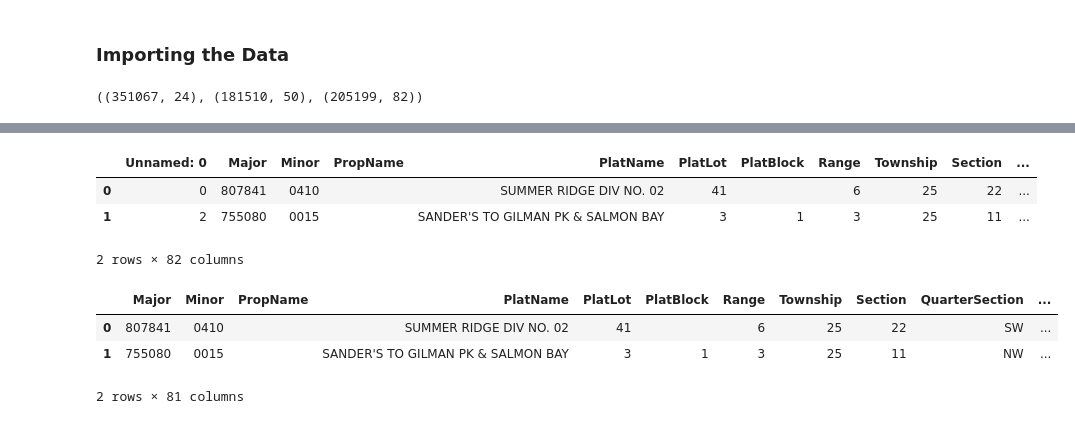
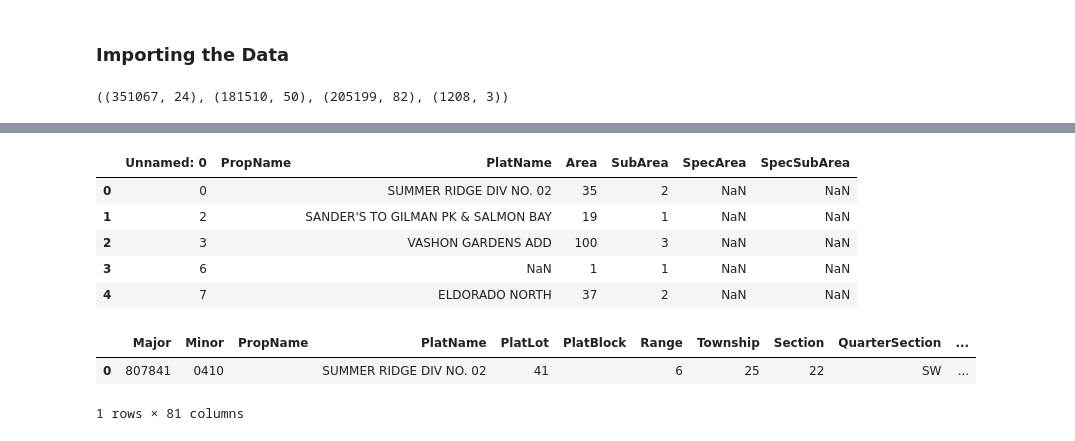
Before and after one commit to jeffreyhwatson/King_Co_Price_Analysis, a Jupyter notebook: notebooks/exploratory/eda_sql.ipynb, the cells around one changed output, grey strips where cells are left out. Drawn from its saved outputs; the diff is of its cells as text; code cells hidden in the pictures.

Commit message:
added lookup function, 2019 dataframe

```diff
--- a/notebooks/exploratory/eda_sql.ipynb
+++ b/notebooks/exploratory/eda_sql.ipynb
@@ -128,22 +41,26 @@ array([     0,      0,      0,      0,      0,      0,      0,      0,
+# %%
+# setting the number of rows displayed
+pd.options.display.max_rows = 200
 # %% [markdown]
 ### Importing the Data
 # %%
 # create paths to the files
-files = ['EXTR_RPSale.csv', 'EXTR_ResBldg.csv', 'EXTR_Parcel.csv']
+files = ['EXTR_RPSale.csv', 'EXTR_ResBldg.csv', 'EXTR_Parcel.csv', 'EXTR_LookUp.csv']
 paths = [f'../../data/raw/{file}' for file in files]
 
-# create list of data frames importing data as strings
+# create list of data frames, importing data as strings
 dfs = [pd.read_csv(path, dtype=str) for path in paths]
 
 # isolate individual data frames
 df_sale = dfs[0]
 df_resb = dfs[1]
 df_parc = dfs[2]
+df_look = dfs[3]
 # %%
 # checking shape of the dataframes
-df_sale.shape, df_resb.shape, df_parc.shape
+df_sale.shape, df_resb.shape, df_parc.shape, df_look.shape
 # %% [output]
-((351067, 24), (181510, 50), (205199, 82))
+((351067, 24), (181510, 50), (205199, 82), (1208, 3))
 # %%
 # checking columns and nulls
 df_sale.info()
@@ -207,21 +124,23 @@ Data columns (total 82 columns):
  81  OtherProblems           205199 non-null  object
 dtypes: object(82)
 memory usage: 128.4+ MB
-# %%
-# checking first couple of rows
-df_parc.head(2)
-# %% [output]
-|  | Unnamed: 0 | Major | Minor | PropName | PlatName | PlatLot | PlatBlock | Range | Township | Section | ... |
-| 0 | 0 | 807841 | 0410 |  | SUMMER RIDGE DIV NO. 02 | 41 |  | 6 | 25 | 22 | ... |
-| 1 | 2 | 755080 | 0015 |  | SANDER'S TO GILMAN PK & SALMON BAY | 3 | 1 | 3 | 25 | 11 | ... |
-2 rows × 82 columns
+# %%
+# checking problematic columns
+df_prob = df_parc[['Unnamed: 0', 'PropName', 'PlatName', 'Area', 'SubArea', 'SpecArea', 'SpecSubArea' ]]
+df_prob.head()
+# %% [output]
+|  | Unnamed: 0 | PropName | PlatName | Area | SubArea | SpecArea | SpecSubArea |
+| 0 | 0 |  | SUMMER RIDGE DIV NO. 02 | 35 | 2 | NaN | NaN |
+| 1 | 2 |  | SANDER'S TO GILMAN PK & SALMON BAY | 19 | 1 | NaN | NaN |
+| 2 | 3 |  | VASHON GARDENS ADD | 100 | 3 | NaN | NaN |
+| 3 | 6 |  | NaN | 1 | 1 | NaN | NaN |
+| 4 | 7 |  | ELDORADO NORTH | 37 | 2 | NaN | NaN |
 # %%
 df_parc = df_parc.drop('Unnamed: 0', axis=1)
 # %%
 # checking dropped column
-df_parc.head(2)
+df_parc.head(1)
 # %% [output]
 |  | Major | Minor | PropName | PlatName | PlatLot | PlatBlock | Range | Township | Section | QuarterSection | ... |
 | 0 | 807841 | 0410 |  | SUMMER RIDGE DIV NO. 02 | 41 |  | 6 | 25 | 22 | SW | ... |
-| 1 | 755080 | 0015 |  | SANDER'S TO GILMAN PK & SALMON BAY | 3 | 1 | 3 | 25 | 11 | NW | ... |
-2 rows × 81 columns
+1 rows × 81 columns
```
Also changed, not shown: parts of 52 cells of this notebook, 1 other file.
